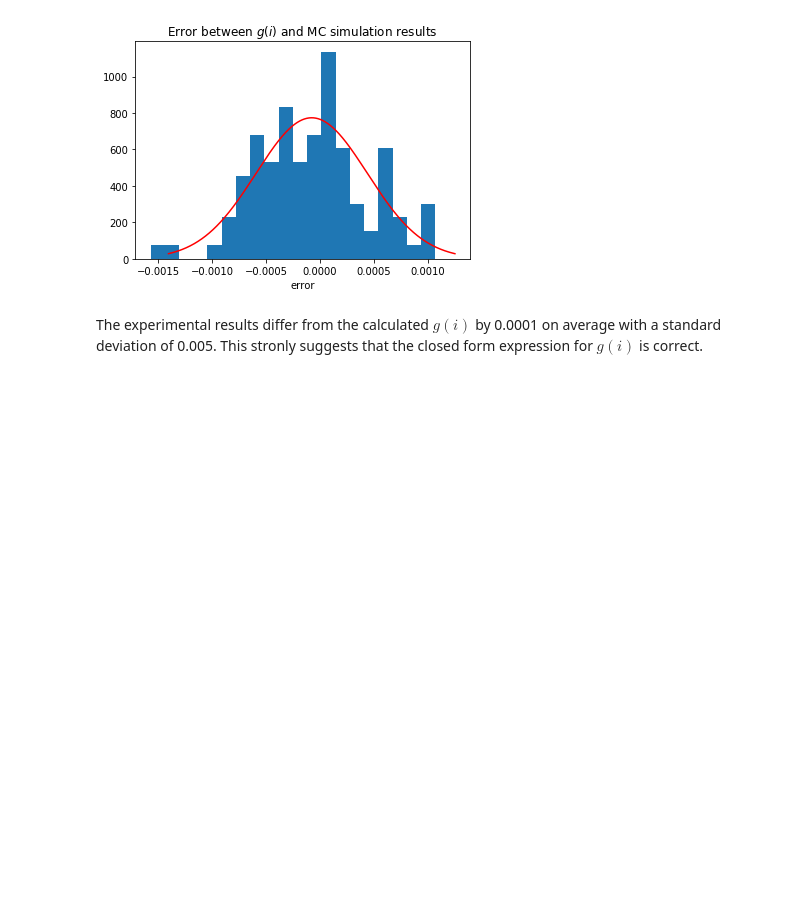
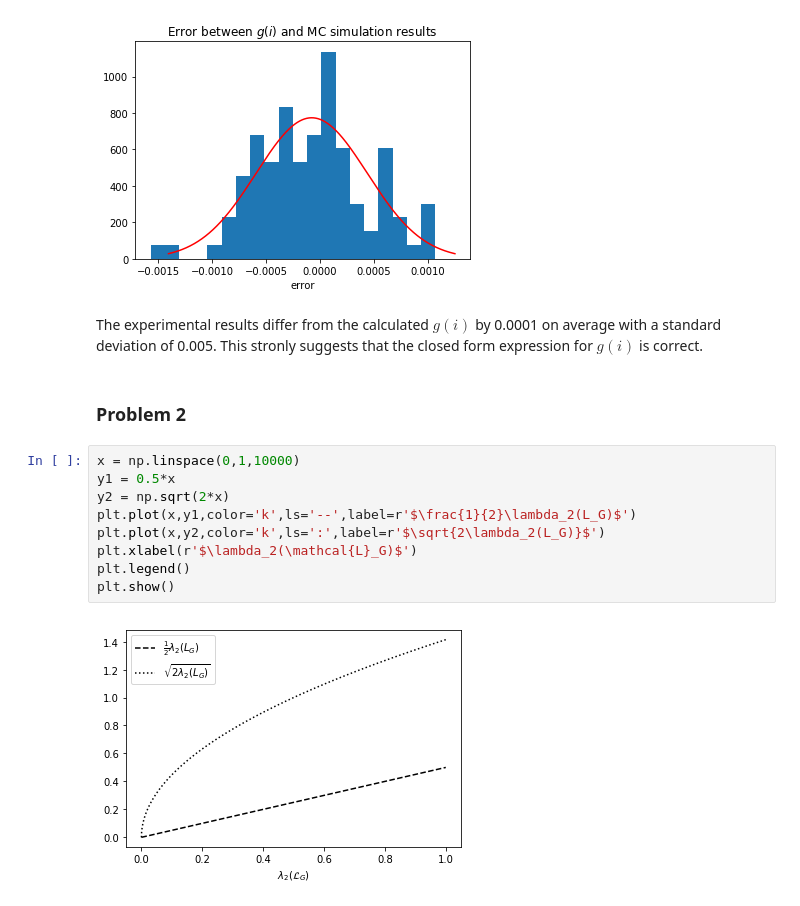
Before and after one commit to markditsworth/mds, a Jupyter notebook: Assignments/PS2/ps2.ipynb, the cells around one changed output. Cells and saved outputs as stored; diff of their text form; blank space fills up the shorter version.

Commit message:
being next problem

```diff
--- a/Assignments/PS2/ps2.ipynb
+++ b/Assignments/PS2/ps2.ipynb
@@ -106,3 +106,16 @@ Std:  0.0005
 [figure]
 # %% [markdown]
 The experimental results differ from the calculated $g(i)$ by 0.0001 on average with a standard deviation of 0.005. This stronly suggests that the closed form expression for $g(i)$ is correct.
+# %% [markdown]
+### Problem 2
+# %%
+x = np.linspace(0,1,10000)
+y1 = 0.5*x
+y2 = np.sqrt(2*x)
+plt.plot(x,y1,color='k',ls='--',label=r'$\frac{1}{2}\lambda_2(L_G)$')
+plt.plot(x,y2,color='k',ls=':',label=r'$\sqrt{2\lambda_2(L_G)}$')
+plt.xlabel(r'$\lambda_2(\mathcal{L}_G)$')
+plt.legend()
+plt.show()
+# %% [output]
+[figure, added]
```
Also changed, not shown: parts of 1 cell of this notebook, 2 other files.
